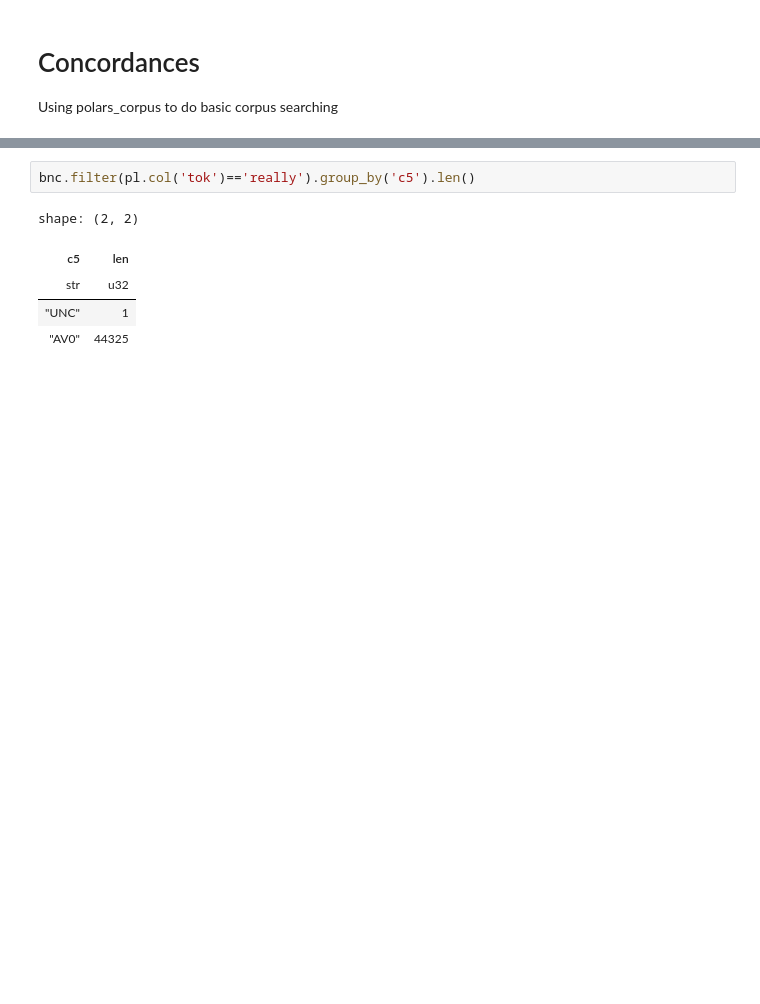
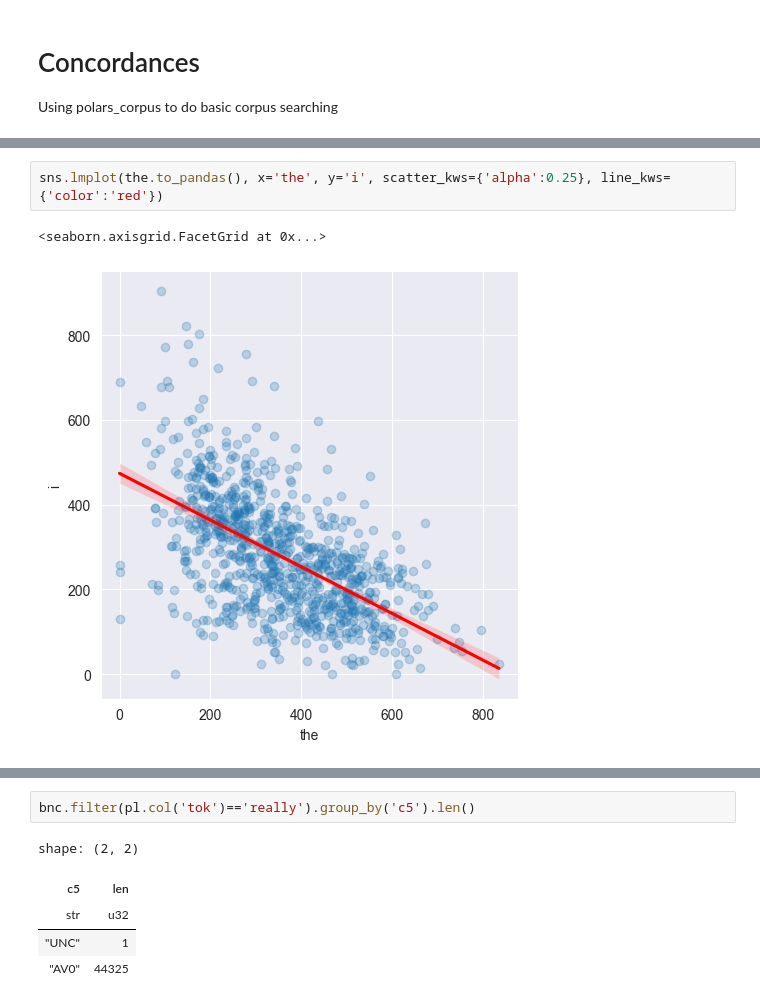
Before and after one commit to rmalouf/polars_corpus, a Jupyter notebook: examples/concordances.ipynb, the cells around one changed output, grey strips where cells are left out. Drawn from its saved outputs; the diff is of its cells as text; blank space fills up the shorter version.

```diff
--- a/examples/concordances.ipynb
+++ b/examples/concordances.ipynb
@@ -28,0 +62,5 @@ shape: (112_429_158, 8)
+# %%
+sns.lmplot(the.to_pandas(), x='the', y='i', scatter_kws={'alpha':0.25}, line_kws={'color':'red'})
+# %% [output]
+<seaborn.axisgrid.FacetGrid at 0x...>
+[figure, added]
```
Also changed, not shown: parts of 9 cells of this notebook, 5 other files.
